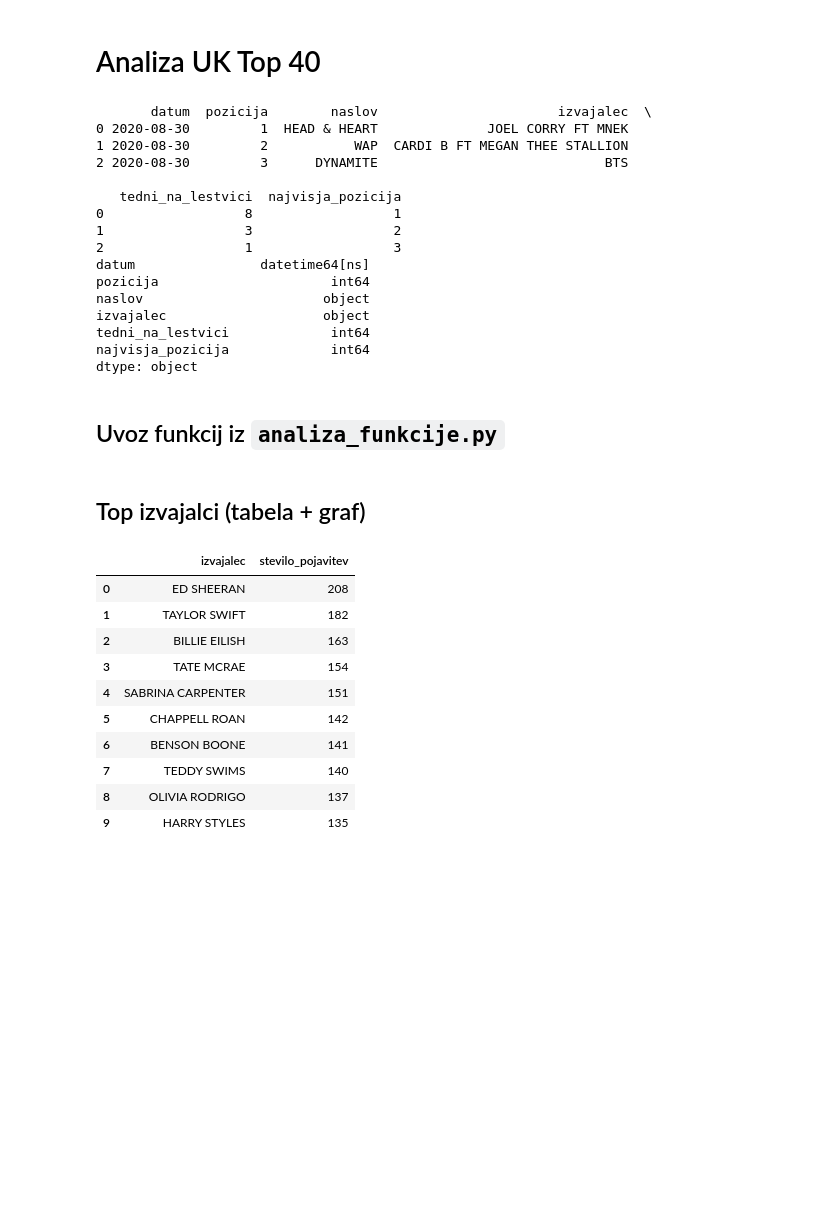
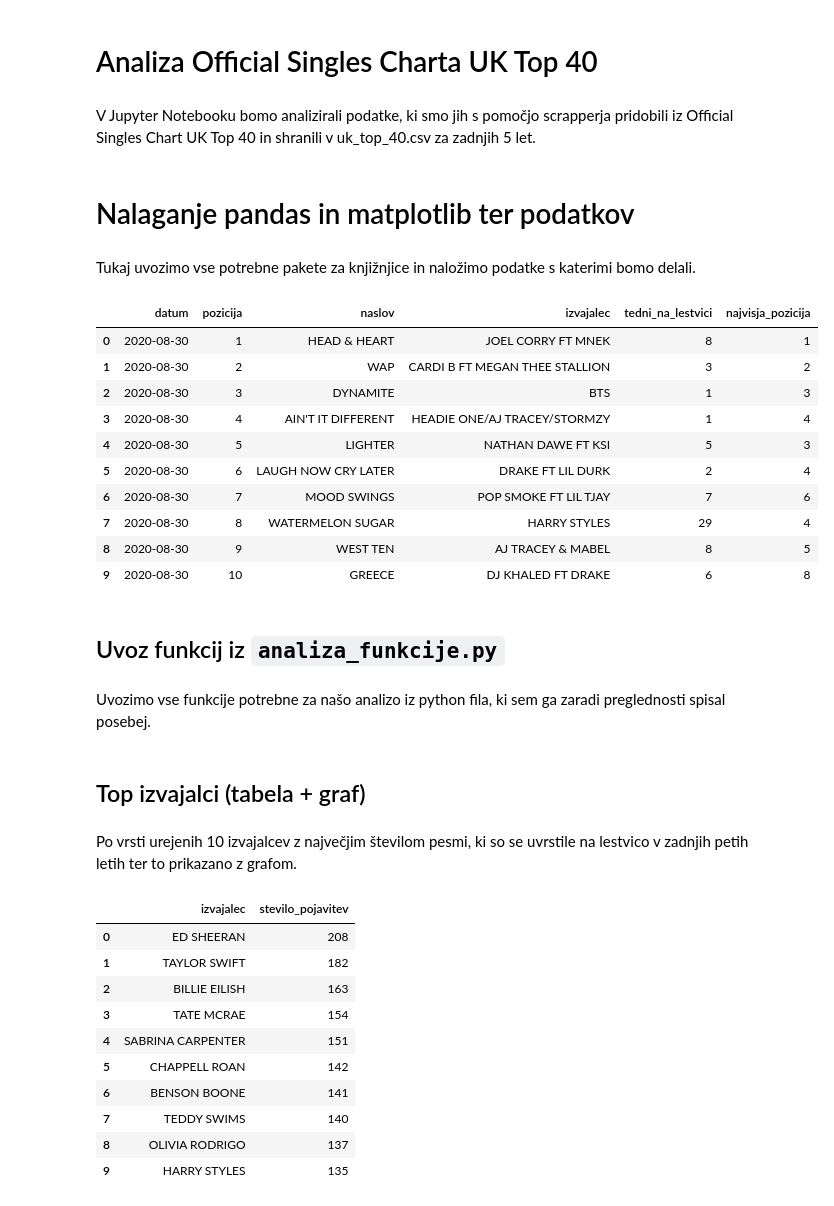
Before and after one commit to beastyrice/Projektna-naloga, a Jupyter notebook: analiza-uk-top40.ipynb, the cells around one changed output. Saved outputs shown, nothing was run; the diff lists cells and outputs as text; code cells hidden in the pictures; blank space fills up the shorter version.

Commit message:
Začel pisati opise/razlago tega kaj sem delal s katerim delom analize

```diff
--- a/analiza-uk-top40.ipynb
+++ b/analiza-uk-top40.ipynb
@@ -1,35 +1,38 @@
 # %% [markdown]
-#  Analiza UK Top 40
+#  Analiza Official Singles Charta UK Top 40
+# %% [markdown]
+V Jupyter Notebooku bomo analizirali podatke, ki smo jih s pomočjo scrapperja pridobili iz Official Singles Chart UK Top 40 in shranili v uk_top_40.csv za zadnjih 5 let.
+# %% [markdown]
+# Nalaganje pandas in matplotlib ter podatkov
+# %% [markdown]
+Tukaj uvozimo vse potrebne pakete za knjižnjice in naložimo podatke s katerimi bomo delali.
 # %%
 import pandas as pd
 import matplotlib.pyplot as plt
+import importlib
 
-# naloži podatke
+# Naložimo podatke
 df = pd.read_csv('uk_top_40.csv')
 df['datum'] = pd.to_datetime(df['datum'], format='%Y%m%d', errors='coerce')
 
-# osnovni pregled
-print(df.head(3))
-print(df.dtypes)
+# Osnovni pregled
+df.head(10)
 # %% [output]
-       datum  pozicija        naslov                       izvajalec  \
-0 2020-08-30         1  HEAD & HEART              JOEL CORRY FT MNEK
-1 2020-08-30         2           WAP  CARDI B FT MEGAN THEE STALLION
-2 2020-08-30         3      DYNAMITE                             BTS
-
-   tedni_na_lestvici  najvisja_pozicija
-0                  8                  1
-1                  3                  2
-2                  1                  3
-datum                datetime64[ns]
-pozicija                      int64
-naslov                       object
-izvajalec                    object
-tedni_na_lestvici             int64
-najvisja_pozicija             int64
-dtype: object
+|  | datum | pozicija | naslov | izvajalec | tedni_na_lestvici | najvisja_pozicija |
+| 0 | 2020-08-30 | 1 | HEAD & HEART | JOEL CORRY FT MNEK | 8 | 1 |
+| 1 | 2020-08-30 | 2 | WAP | CARDI B FT MEGAN THEE STALLION | 3 | 2 |
+| 2 | 2020-08-30 | 3 | DYNAMITE | BTS | 1 | 3 |
+| 3 | 2020-08-30 | 4 | AIN'T IT DIFFERENT | HEADIE ONE/AJ TRACEY/STORMZY | 1 | 4 |
+| 4 | 2020-08-30 | 5 | LIGHTER | NATHAN DAWE FT KSI | 5 | 3 |
+| 5 | 2020-08-30 | 6 | LAUGH NOW CRY LATER | DRAKE FT LIL DURK | 2 | 4 |
+| 6 | 2020-08-30 | 7 | MOOD SWINGS | POP SMOKE FT LIL TJAY | 7 | 6 |
+| 7 | 2020-08-30 | 8 | WATERMELON SUGAR | HARRY STYLES | 29 | 4 |
+| 8 | 2020-08-30 | 9 | WEST TEN | AJ TRACEY & MABEL | 8 | 5 |
+| 9 | 2020-08-30 | 10 | GREECE | DJ KHALED FT DRAKE | 6 | 8 |
 # %% [markdown]
 ## Uvoz funkcij iz `analiza_funkcije.py`
+# %% [markdown]
+Uvozimo vse funkcije potrebne za našo analizo iz python fila, ki sem ga zaradi preglednosti spisal posebej.
 # %%
 from analiza_funkcije import (
     top_n_izvajalci,
@@ -41,6 +45,8 @@ from analiza_funkcije import (
 )
 # %% [markdown]
 ## Top izvajalci (tabela + graf)
+# %% [markdown]
+Po vrsti urejenih 10 izvajalcev z največjim številom pesmi, ki so se uvrstile na lestvico v zadnjih petih letih ter to prikazano z grafom.
 # %%
 top10 = top_n_izvajalci(df, 10)
 display(top10)
```
Also changed, not shown: parts of 8 cells of this notebook, 1 other file.
